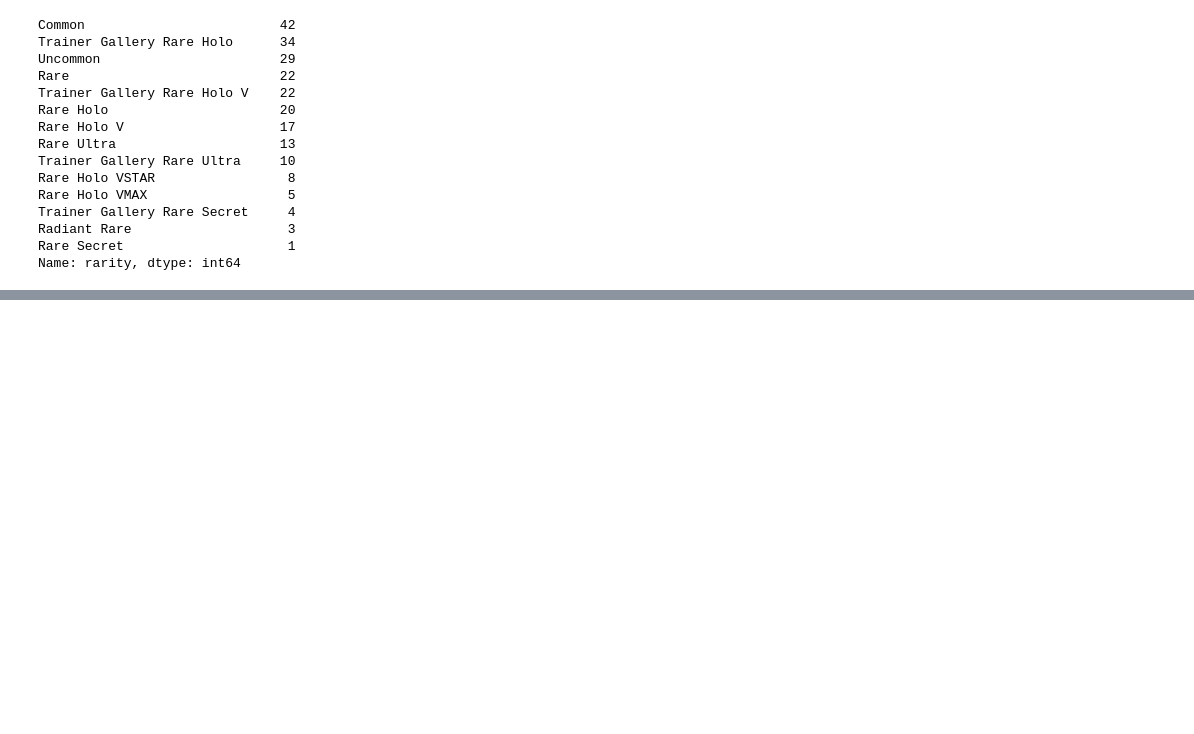
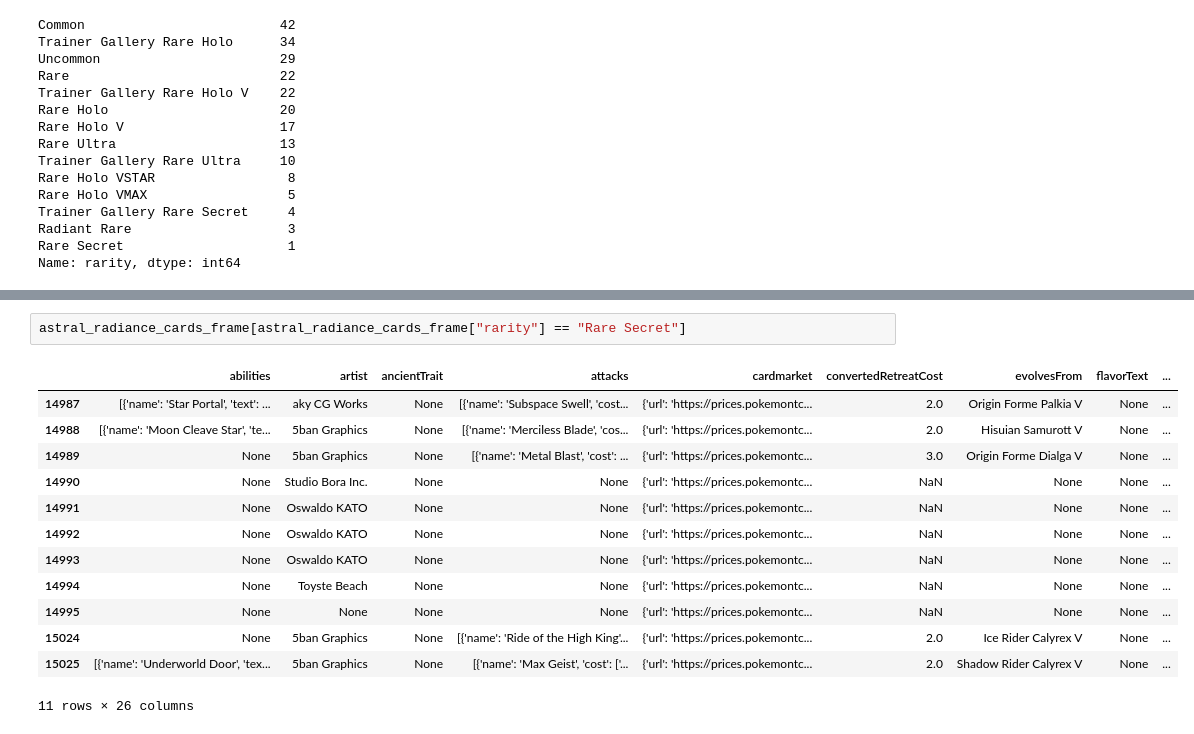
Before and after one commit to Grimmys/PokeTCGBot, a Jupyter notebook: data-card-analysis/TestDataCardCollection.ipynb, the cells around one changed output, grey strips where cells are left out. Drawn from its saved outputs; the diff is of its cells as text; blank space fills up the shorter version.

```diff
--- a/data-card-analysis/TestDataCardCollection.ipynb
+++ b/data-card-analysis/TestDataCardCollection.ipynb
@@ -225,0 +294,16 @@ Name: rarity, dtype: int64
+# %%
+astral_radiance_cards_frame[astral_radiance_cards_frame["rarity"] == "Rare Secret"]
+# %% [output]
+|  | abilities | artist | ancientTrait | attacks | cardmarket | convertedRetreatCost | evolvesFrom | flavorText | ... |
+| 14987 | [{'name': 'Star Portal', 'text': ... | aky CG Works | None | [{'name': 'Subspace Swell', 'cost... | {'url': 'https://prices.pokemontc... | 2.0 | Origin Forme Palkia V | None | ... |
+| 14988 | [{'name': 'Moon Cleave Star', 'te... | 5ban Graphics | None | [{'name': 'Merciless Blade', 'cos... | {'url': 'https://prices.pokemontc... | 2.0 | Hisuian Samurott V | None | ... |
+| 14989 | None | 5ban Graphics | None | [{'name': 'Metal Blast', 'cost': ... | {'url': 'https://prices.pokemontc... | 3.0 | Origin Forme Dialga V | None | ... |
+| 14990 | None | Studio Bora Inc. | None | None | {'url': 'https://prices.pokemontc... | NaN | None | None | ... |
+| 14991 | None | Oswaldo KATO | None | None | {'url': 'https://prices.pokemontc... | NaN | None | None | ... |
+| 14992 | None | Oswaldo KATO | None | None | {'url': 'https://prices.pokemontc... | NaN | None | None | ... |
+| 14993 | None | Oswaldo KATO | None | None | {'url': 'https://prices.pokemontc... | NaN | None | None | ... |
+| 14994 | None | Toyste Beach | None | None | {'url': 'https://prices.pokemontc... | NaN | None | None | ... |
+| 14995 | None | None | None | None | {'url': 'https://prices.pokemontc... | NaN | None | None | ... |
+| 15024 | None | 5ban Graphics | None | [{'name': 'Ride of the High King'... | {'url': 'https://prices.pokemontc... | 2.0 | Ice Rider Calyrex V | None | ... |
+| 15025 | [{'name': 'Underworld Door', 'tex... | 5ban Graphics | None | [{'name': 'Max Geist', 'cost': ['... | {'url': 'https://prices.pokemontc... | 2.0 | Shadow Rider Calyrex V | None | ... |
+11 rows × 26 columns
```
Also changed, not shown: parts of 8 cells of this notebook, 3 other files.
